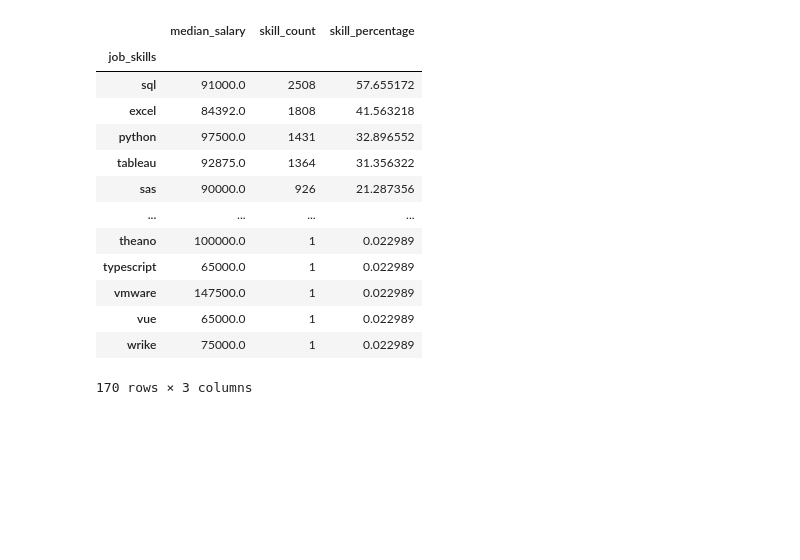
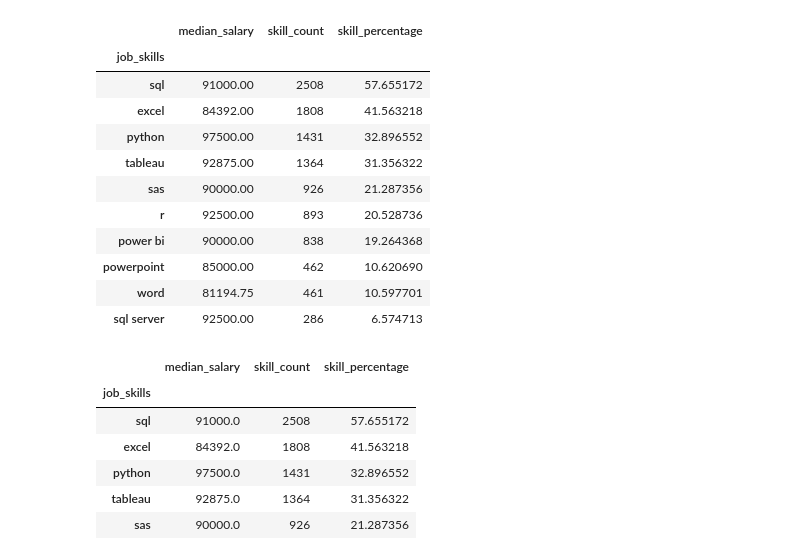
Before and after one commit to jroy2019/Python_data_analytics, a Jupyter notebook: 2_Data_Analytics_Project/5_Optimal_Skills.ipynb, the cells around one changed output. Saved outputs shown, nothing was run; the diff lists cells and outputs as text; code cells hidden in the pictures; blank space fills up the shorter version.

```diff
--- a/2_Data_Analytics_Project/5_Optimal_Skills.ipynb
+++ b/2_Data_Analytics_Project/5_Optimal_Skills.ipynb
@@ -40,19 +40,30 @@ df_skills = df_exploded.groupby('job_skills').agg(
 df_skills['skill_percentage'] = (df_skills['skill_count'] / len(df_DA_US)) * 100
 # %%
 df_skills.sort_values(by='skill_percentage', ascending=False, inplace=True)
-df_skills
+df_skills.head(10)
 # %% [output]
 |  | median_salary | skill_count | skill_percentage |
 | job_skills |  |  |  |
-| sql | 91000.0 | 2508 | 57.655172 |
-| excel | 84392.0 | 1808 | 41.563218 |
-| python | 97500.0 | 1431 | 32.896552 |
-| tableau | 92875.0 | 1364 | 31.356322 |
-| sas | 90000.0 | 926 | 21.287356 |
-| ... | ... | ... | ... |
-| theano | 100000.0 | 1 | 0.022989 |
-| typescript | 65000.0 | 1 | 0.022989 |
-| vmware | 147500.0 | 1 | 0.022989 |
-| vue | 65000.0 | 1 | 0.022989 |
-| wrike | 75000.0 | 1 | 0.022989 |
+| sql | 91000.00 | 2508 | 57.655172 |
+| excel | 84392.00 | 1808 | 41.563218 |
+| python | 97500.00 | 1431 | 32.896552 |
+| tableau | 92875.00 | 1364 | 31.356322 |
+| sas | 90000.00 | 926 | 21.287356 |
+| r | 92500.00 | 893 | 20.528736 |
+| power bi | 90000.00 | 838 | 19.264368 |
+| powerpoint | 85000.00 | 462 | 10.620690 |
+| word | 81194.75 | 461 | 10.597701 |
+| sql server | 92500.00 | 286 | 6.574713 |
-170 rows × 3 columns
+# %%
+skill_percent = 5
+
+df_plot = df_skills[df_skills['skill_percentage'] >= skill_percent]
+df_plot.head()
+# %% [output]
+|  | median_salary | skill_count | skill_percentage |
+| job_skills |  |  |  |
+| sql | 91000.0 | 2508 | 57.655172 |
+| excel | 84392.0 | 1808 | 41.563218 |
+| python | 97500.0 | 1431 | 32.896552 |
+| tableau | 92875.0 | 1364 | 31.356322 |
+| sas | 90000.0 | 926 | 21.287356 |
```
Also changed, not shown: parts of 5 cells of this notebook, 2 other files.
